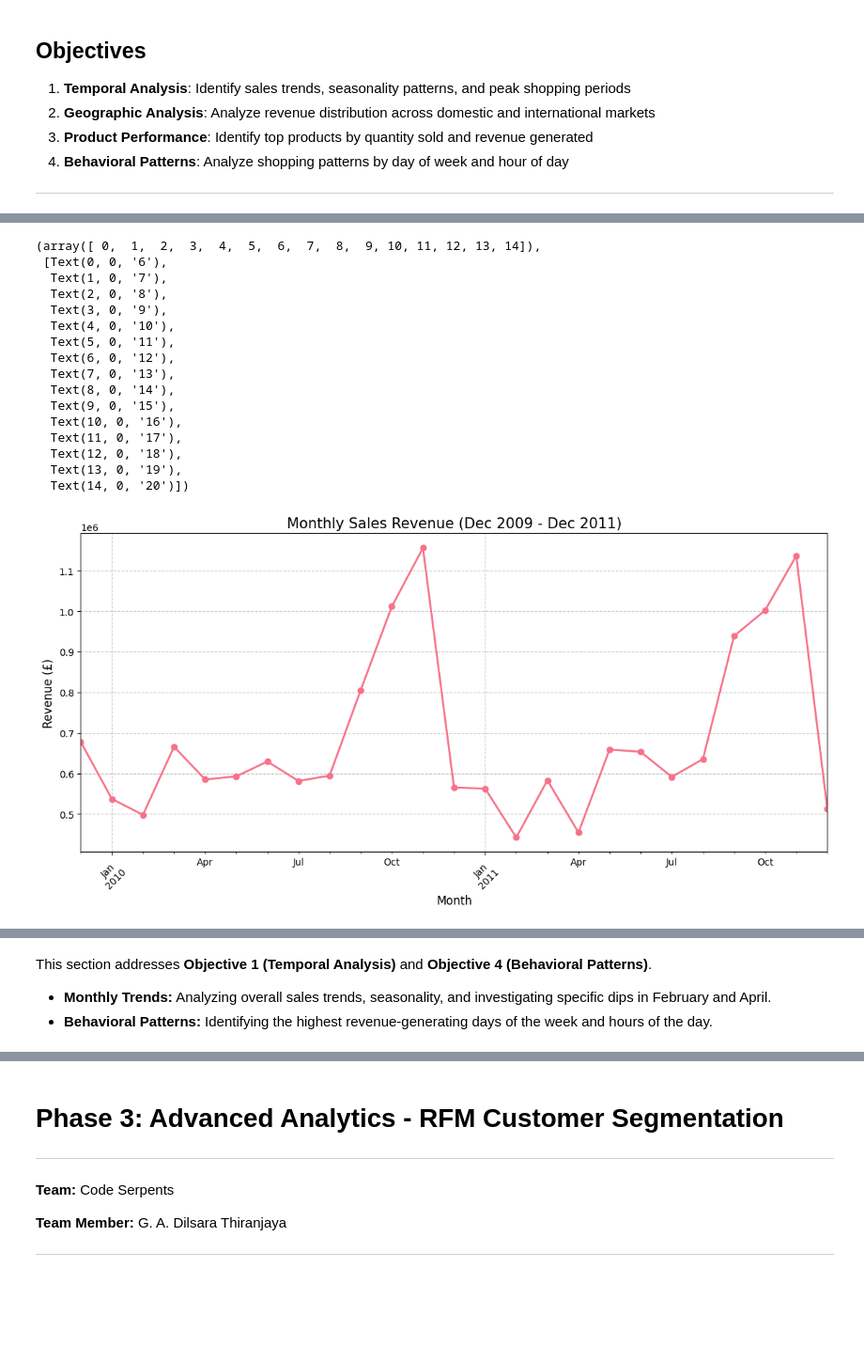
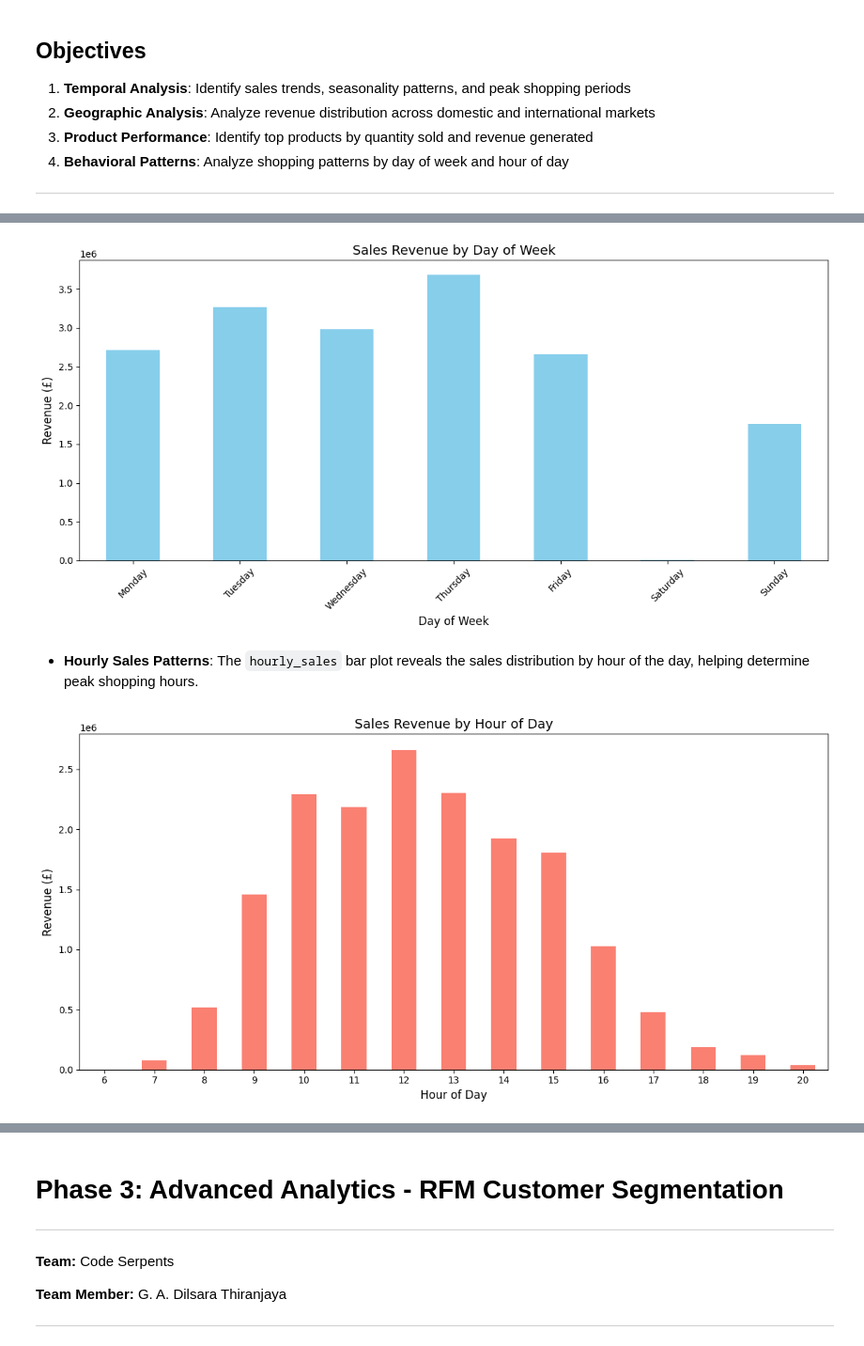
Before and after one commit to DilsaraThiranjaya/Strategic-Growth-Analysis-Team-Code-Serpents, a Jupyter notebook: notebooks/retail_analysis.ipynb, the cells around one changed output, grey strips where cells are left out. Shown at 94% size. Cells and saved outputs as stored; diff of their text form; code cells hidden in the pictures; blank space fills up the shorter version.

```diff
--- a/notebooks/retail_analysis.ipynb
+++ b/notebooks/retail_analysis.ipynb
@@ -337,0 +417,2 @@ This phase focuses on transforming raw, messy transactional data into a clean, a
+# %%
+df_clean = convert_data_types(df)
@@ -450,58 +506,36 @@ def get_product_analysis(df):
+# %%
+# Daily pattern
+df_clean['DayOfWeek'] = df_clean['InvoiceDate'].dt.day_name()
+
+daily_sales = df_clean.groupby('DayOfWeek')['TotalPrice'].sum().reindex([
+    'Monday', 'Tuesday', 'Wednesday', 'Thursday', 'Friday', 'Saturday', 'Sunday'
+])
+
+plt.figure(figsize=(12, 6))
+daily_sales.plot(kind='bar', color='skyblue')
+plt.title('Sales Revenue by Day of Week', fontsize=14)
+plt.xlabel('Day of Week', fontsize=12)
+plt.ylabel('Revenue (£)', fontsize=12)
+plt.xticks(rotation=45)
+plt.tight_layout()
+plt.show()
+# %% [output]
+[figure, added]
+# %% [markdown]
+* **Hourly Sales Patterns**: The `hourly_sales` bar plot reveals the sales distribution by hour of the day, helping determine peak shopping hours.
 # %%
-# Monthly Sales Revenue Analysis
-monthly_sales = get_monthly_sales(df)
+# Hourly pattern
+df_clean['HourOfDay'] = df_clean['InvoiceDate'].dt.hour
 
-plt.figure(figsize=(14, 6))
-monthly_sales.plot(kind='line', marker='o', linewidth=2)
-plt.title('Monthly Sales Revenue (Dec 2009 - Dec 2011)', fontsize=15)
-plt.xlabel('Month', fontsize=12)
-plt.ylabel('Revenue (£)', fontsize=12)
-plt.grid(True, linestyle='--', alpha=0.7)
-plt.xticks(rotation=45)
-
-# Investigate February and April dips
-feb_apr_comparison = get_feb_apr_comparison(monthly_sales)
-
-plt.figure(figsize=(10, 6))
-sns.barplot(x='Year', y='TotalPrice', hue='Month', data=feb_apr_comparison)
-plt.title('February vs April Sales Comparison', fontsize=14)
-plt.ylabel('Revenue (£)', fontsize=12)
-plt.xlabel('Year', fontsize=12)
-
-# Daily and Hourly Sales Patterns
-daily_sales = get_daily_sales(df)
-
-plt.figure(figsize=(12, 6))
-daily_sales.plot(kind='bar', color='skyblue')
-plt.title('Sales Revenue by Day of Week', fontsize=14)
-plt.xlabel('Day of Week', fontsize=12)
-plt.ylabel('Revenue (£)', fontsize=12)
-plt.xticks(rotation=45)
-
-# Hourly pattern
-hourly_sales = get_hourly_sales(df)
+hourly_sales = df_clean.groupby('HourOfDay')['TotalPrice'].sum()
 
 plt.figure(figsize=(12, 6))
 hourly_sales.plot(kind='bar', color='salmon')
 plt.title('Sales Revenue by Hour of Day', fontsize=14)
 plt.xlabel('Hour of Day', fontsize=12)
 plt.ylabel('Revenue (£)', fontsize=12)
 plt.xticks(rotation=0)
+plt.tight_layout()
+plt.show()
 # %% [output]
-(array([ 0,  1,  2,  3,  4,  5,  6,  7,  8,  9, 10, 11, 12, 13, 14]),
- [Text(0, 0, '6'),
-  Text(1, 0, '7'),
-  Text(2, 0, '8'),
-  Text(3, 0, '9'),
-  Text(4, 0, '10'),
-  Text(5, 0, '11'),
-  Text(6, 0, '12'),
-  Text(7, 0, '13'),
-  Text(8, 0, '14'),
-  Text(9, 0, '15'),
-  Text(10, 0, '16'),
-  Text(11, 0, '17'),
-  Text(12, 0, '18'),
-  Text(13, 0, '19'),
-  Text(14, 0, '20')])
-[figure, old version]
+[figure, new version]
@@ -511,5 +542 @@ plt.xticks(rotation=0)
-# %% [markdown]
-This section addresses **Objective 1 (Temporal Analysis)** and **Objective 4 (Behavioral Patterns)**.
-- **Monthly Trends:** Analyzing overall sales trends, seasonality, and investigating specific dips in February and April.
-- **Behavioral Patterns:** Identifying the highest revenue-generating days of the week and hours of the day.
 # %% [markdown]
```
Also changed, not shown: parts of 99 cells of this notebook.
